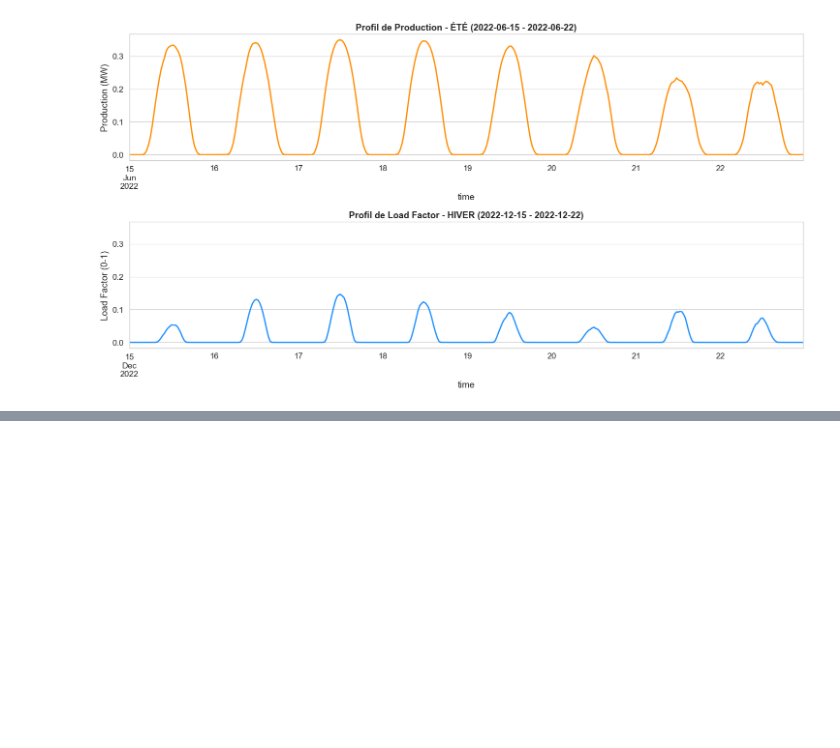
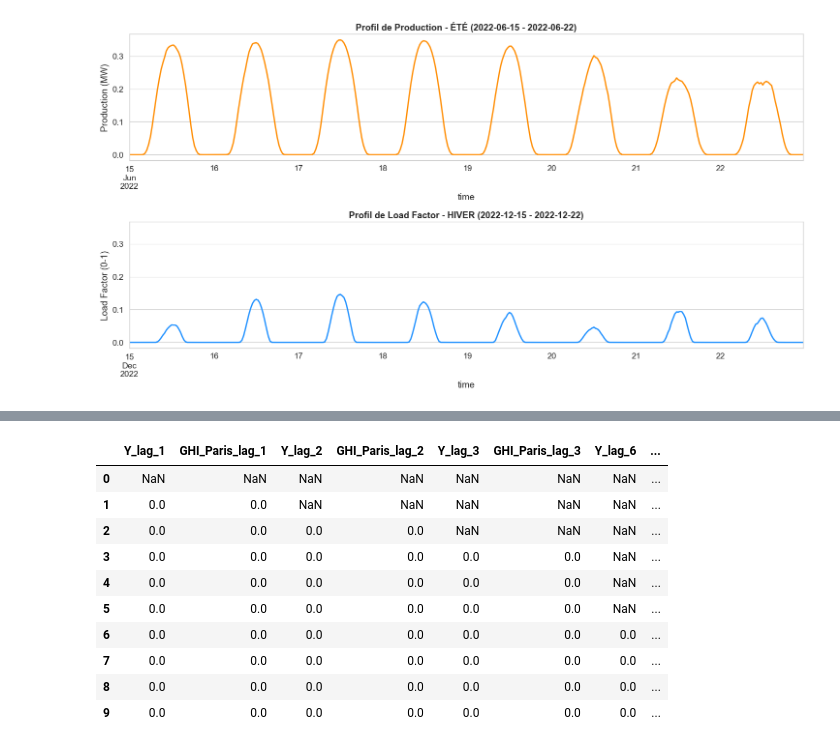
Before and after one commit to IshaghCheikh/PythonProject, a Jupyter notebook: main.ipynb, the cells around one changed output, grey strips where cells are left out. Saved outputs shown, nothing was run; the diff lists cells and outputs as text; code cells hidden in the pictures; blank space fills up the shorter version.

```diff
--- a/main.ipynb
+++ b/main.ipynb
@@ -396,3 +396,18 @@ plt.tight_layout()
 plt.show()
 # %% [output]
 [figure]
+# %%
+import pandas as pd
+import numpy as np
+
+path = "data/processed/dataset_complet_30min.csv"
+df = pd.read_csv(path)
+
+# time en datetime + tri
+df["time"] = pd.to_datetime(df["time"])
+df = df.sort_values("time").reset_index(drop=True)
+
+# production négative -> 0 (souvent artefact / bruit)
+df["Y_production"] = df["Y_production"].clip(lower=0)
+
+df.head()
@@ -398,0 +422,5 @@ plt.show()
+# %%
+H_STEPS = 2  # 2 pas de 30 min = 1h
+df["y_target"] = df["Y_production"].shift(-H_STEPS)
+# Les dernières lignes n'auront pas de target (normal)
+df[["time", "Y_production", "y_target"]].tail(8)
@@ -398,0 +437,26 @@ plt.show()
+# %%
+# Variables météo Paris
+meteo_cols = ["GHI_Paris", "DNI_Paris", "DHI_Paris", "T_Paris", "WS_Paris", "Cloud_Paris"]
+
+# Lags qu'on veut (en pas de 30 min)
+lags = [1, 2, 3, 6, 12, 24, 48]
+# 1=30min, 2=1h, 6=3h, 48=24h
+
+for l in lags:
+    df[f"Y_lag_{l}"] = df["Y_production"].shift(l)
+    for c in meteo_cols:
+        df[f"{c}_lag_{l}"] = df[c].shift(l)
+
+df.filter(regex="Y_lag_|GHI_Paris_lag_").head(10)
+# %% [output]
+|  | Y_lag_1 | GHI_Paris_lag_1 | Y_lag_2 | GHI_Paris_lag_2 | Y_lag_3 | GHI_Paris_lag_3 | Y_lag_6 | ... |
+| 0 | NaN | NaN | NaN | NaN | NaN | NaN | NaN | ... |
+| 1 | 0.0 | 0.0 | NaN | NaN | NaN | NaN | NaN | ... |
+| 2 | 0.0 | 0.0 | 0.0 | 0.0 | NaN | NaN | NaN | ... |
+| 3 | 0.0 | 0.0 | 0.0 | 0.0 | 0.0 | 0.0 | NaN | ... |
+| 4 | 0.0 | 0.0 | 0.0 | 0.0 | 0.0 | 0.0 | NaN | ... |
+| 5 | 0.0 | 0.0 | 0.0 | 0.0 | 0.0 | 0.0 | NaN | ... |
+| 6 | 0.0 | 0.0 | 0.0 | 0.0 | 0.0 | 0.0 | 0.0 | ... |
+| 7 | 0.0 | 0.0 | 0.0 | 0.0 | 0.0 | 0.0 | 0.0 | ... |
+| 8 | 0.0 | 0.0 | 0.0 | 0.0 | 0.0 | 0.0 | 0.0 | ... |
+| 9 | 0.0 | 0.0 | 0.0 | 0.0 | 0.0 | 0.0 | 0.0 | ... |
```
Also changed, not shown: parts of 6 cells of this notebook.
